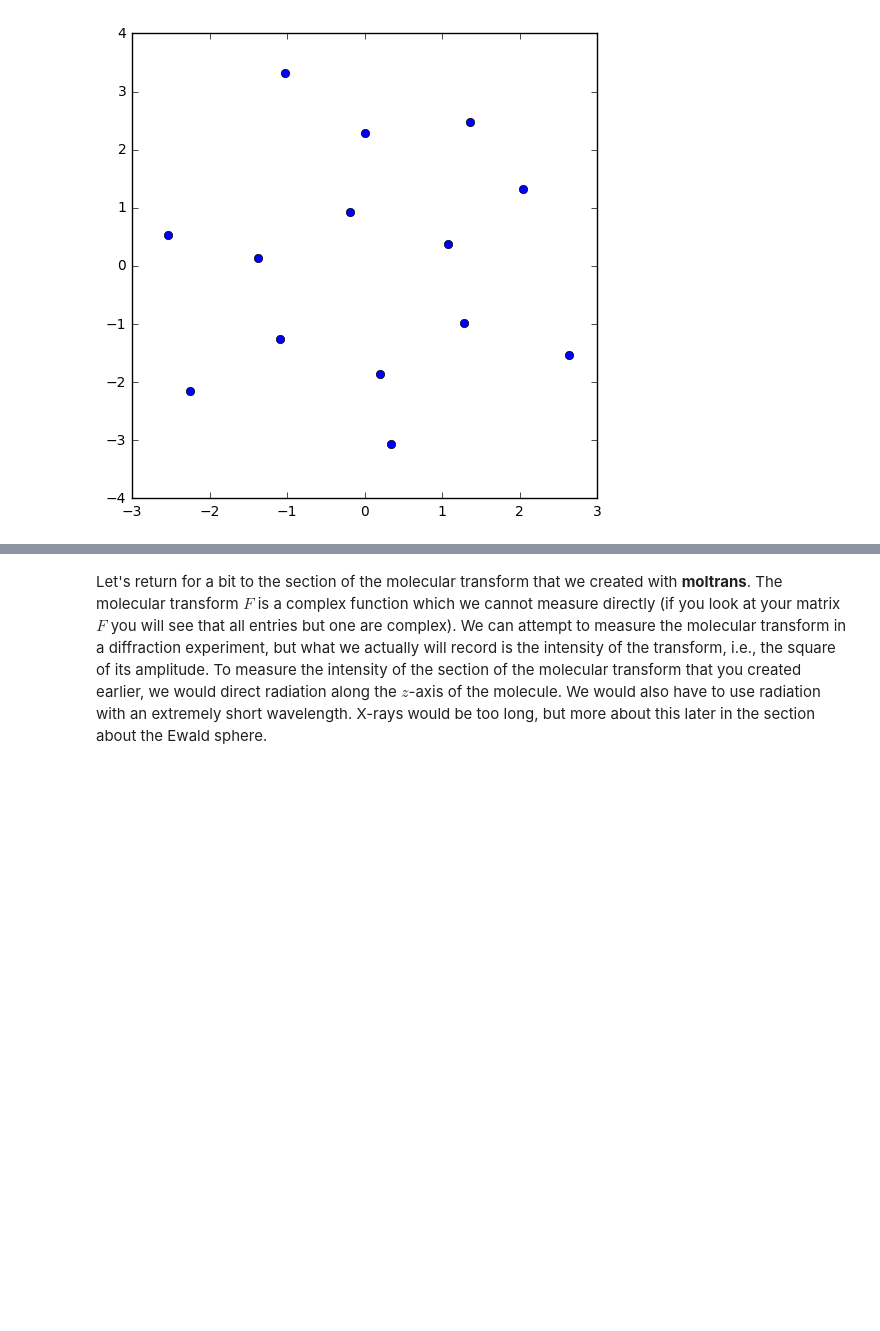
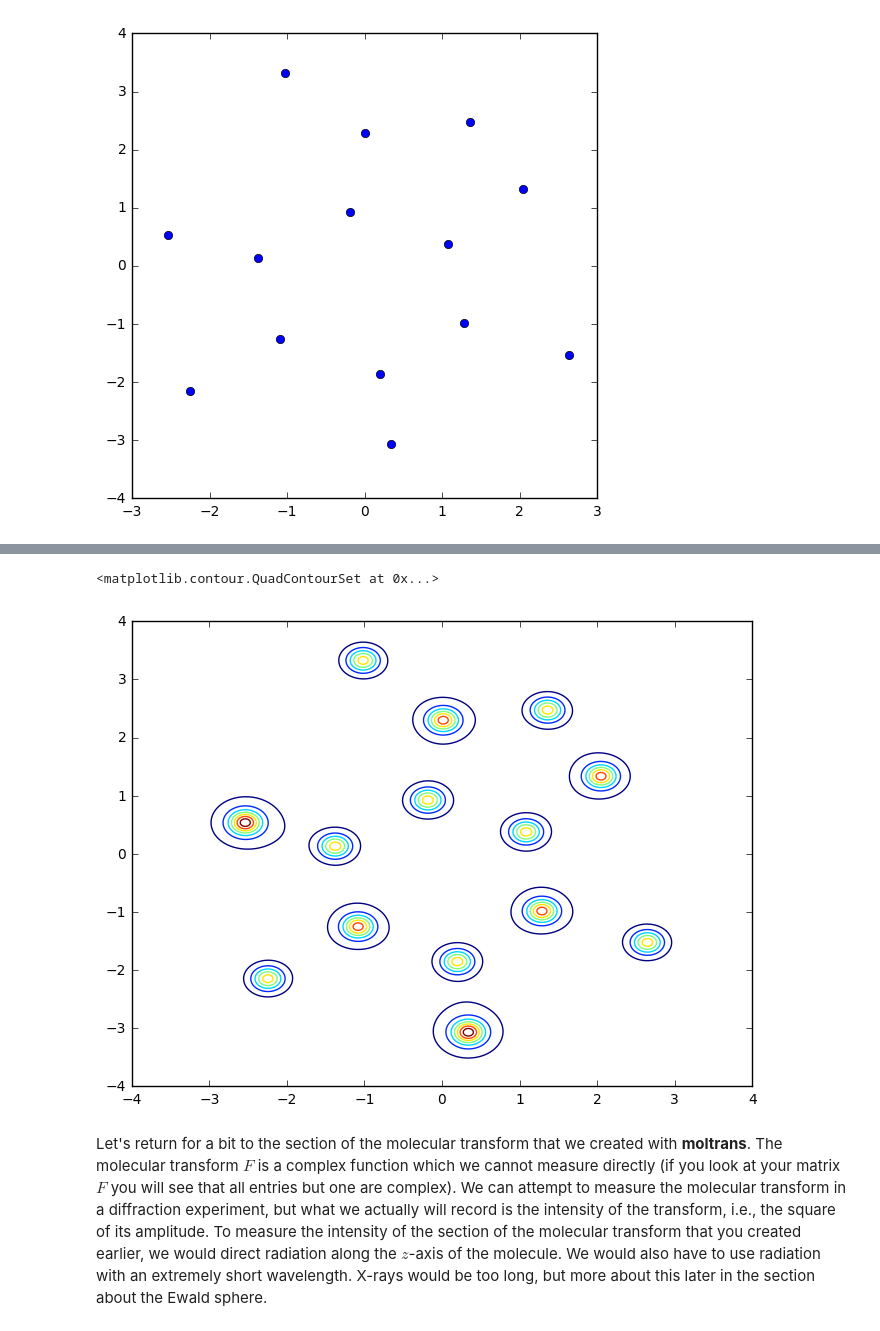
Before and after one commit to wang-zy/Tutorial-in-Diffraction-Imaging-Python, a Jupyter notebook: notebook/Chapter 1. Projection images.ipynb, the cells around one changed output, grey strips where cells are left out. Drawn from its saved outputs; the diff is of its cells as text; code cells hidden in the pictures; blank space fills up the shorter version.

```diff
--- a/notebook/Chapter 1. Projection images.ipynb
+++ b/notebook/Chapter 1. Projection images.ipynb
@@ -131,3 +139,8 @@ plt.plot(caf.x, caf.y, 'o')
+# %%
+plt.contour(x, y, rho)
+# %% [output]
+<matplotlib.contour.QuadContourSet at 0x...>
+[figure, added]
 # %% [markdown]
 Let's return for a bit to the section of the molecular transform that we created with **moltrans**. The molecular transform $F$ is a complex function which we cannot measure directly (if you look at your matrix $F$ you will see that all entries but one are complex). We can attempt to measure the molecular transform in a diffraction experiment, but what we actually will record is the intensity of the transform, i.e., the square of its amplitude. To measure the intensity of the section of the molecular transform that you created earlier, we would direct radiation along the $z$-axis of the molecule. We would also have to use radiation with an extremely short wavelength. X-rays would be too long, but more about this later in the section about the Ewald sphere.
 # %% [markdown]
```
Also changed, not shown: parts of 28 cells of this notebook, 1 other file.
